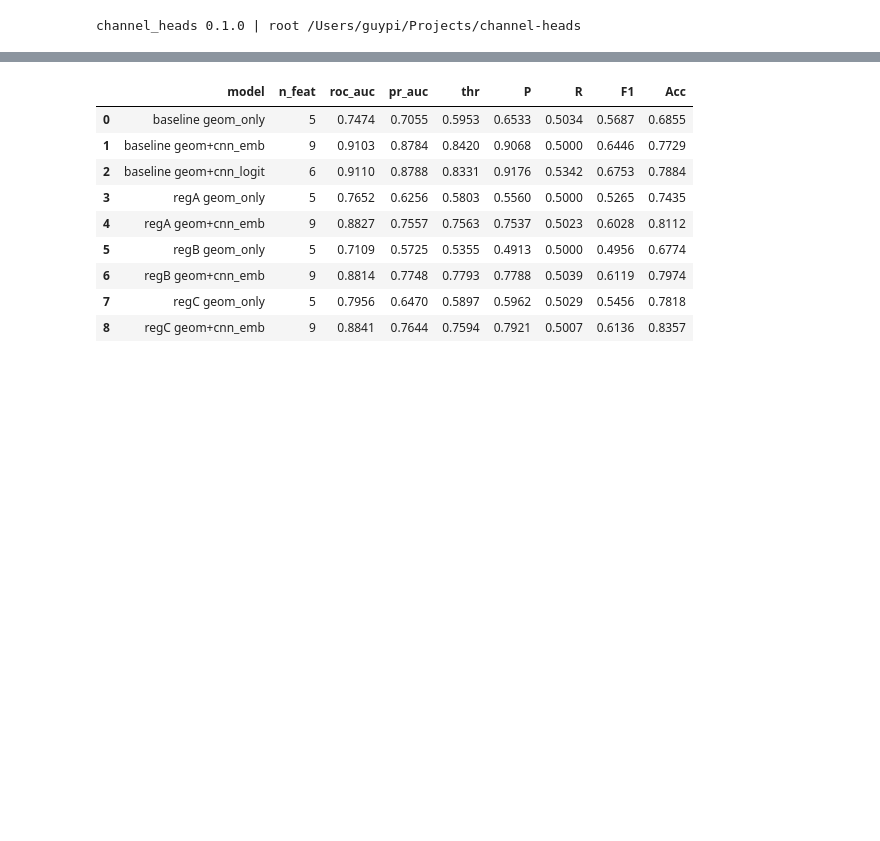
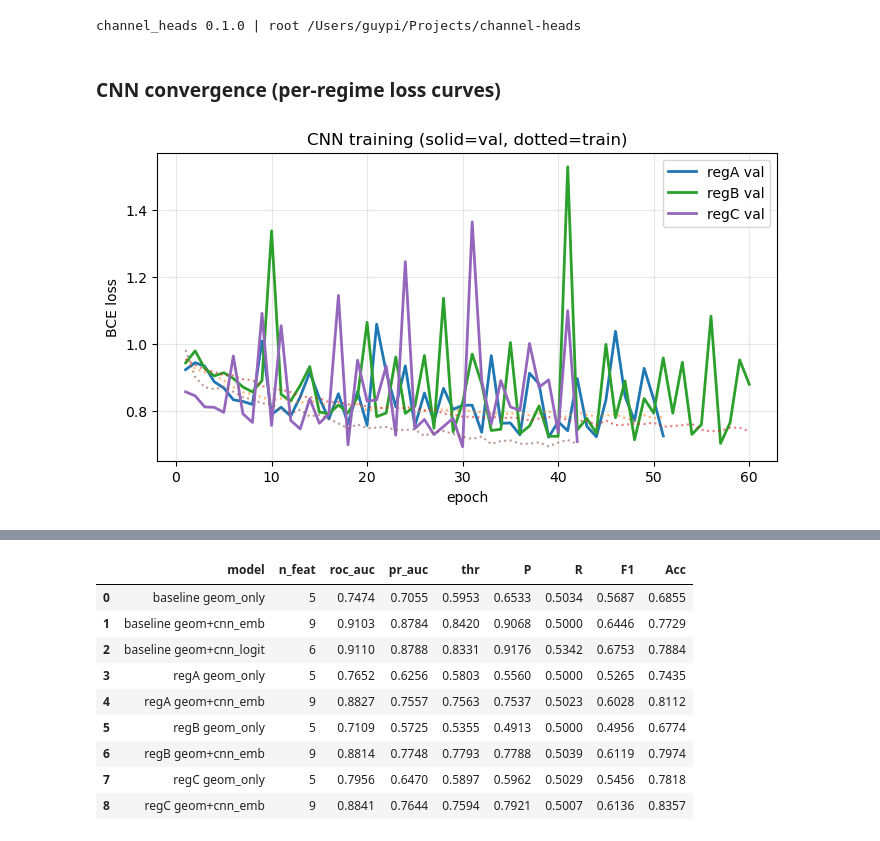
Before and after one commit to GP-Geo/CH_Project, a Jupyter notebook: notebooks/pipeline/08_model_training.ipynb, the cells around one changed output, grey strips where cells are left out. Saved outputs shown, nothing was run; the diff lists cells and outputs as text; code cells hidden in the pictures; blank space fills up the shorter version.

```diff
--- a/notebooks/pipeline/08_model_training.ipynb
+++ b/notebooks/pipeline/08_model_training.ipynb
@@ -7,13 +12,34 @@ See `docs/PIPELINE_DESIGN.md` (Stage 8) and `STAGE_ASSET_MAP.md`. This notebook
 # %%
+%matplotlib inline
 import warnings; warnings.filterwarnings('ignore')
 from pathlib import Path
-import pandas as pd
+import numpy as np, pandas as pd
+import matplotlib.pyplot as plt
 import channel_heads as ch
 from channel_heads.io.paths import PROJECT_ROOT, RESULTS_DIR, EXAMPLE_DEMS
-ROOT = PROJECT_ROOT
-MODELS = ROOT / 'models'
+ROOT     = PROJECT_ROOT
+MODELS   = ROOT / 'models'
 MARS_OUT = ROOT / 'data/Mars/model_outputs'
 MARS_IN  = ROOT / 'data/Mars/model_inputs'
+REGIMES_ = ['regA', 'regB', 'regC']
+# Frozen model features (5 dimensionless) + operating thresholds (Stage 9).
+MODEL_FEATURES = ['orientation_diff_deg','headhead_dist_norm','apex_angle_deg',
+                  'strahler_order_diff','proximity_profile_norm']
+OP_THR = {'regA': 0.756326, 'regB': 0.779264, 'regC': 0.759369}
 print('channel_heads', ch.__version__, '| root', ROOT)
 # %% [output]
 channel_heads 0.1.0 | root /Users/guypi/Projects/channel-heads
+# %% [markdown]
+### CNN convergence (per-regime loss curves)
+# %%
+fig, ax = plt.subplots(figsize=(8, 4))
+for r in REGIMES_:
+    h = MODELS / f'cnn_outlet_{r}_history.csv'
+    if h.exists():
+        hist = pd.read_csv(h)
+        ax.plot(hist.epoch, hist.val_loss, label=f'{r} val', lw=2)
+        ax.plot(hist.epoch, hist.train_loss, ls=':', alpha=0.6)
+ax.set_xlabel('epoch'); ax.set_ylabel('BCE loss'); ax.set_title('CNN training (solid=val, dotted=train)')
+ax.legend(); ax.grid(alpha=0.3); plt.show()
+# %% [output]
+[figure, added]
```
Also changed, not shown: parts of 7 cells of this notebook, 16 other files.
